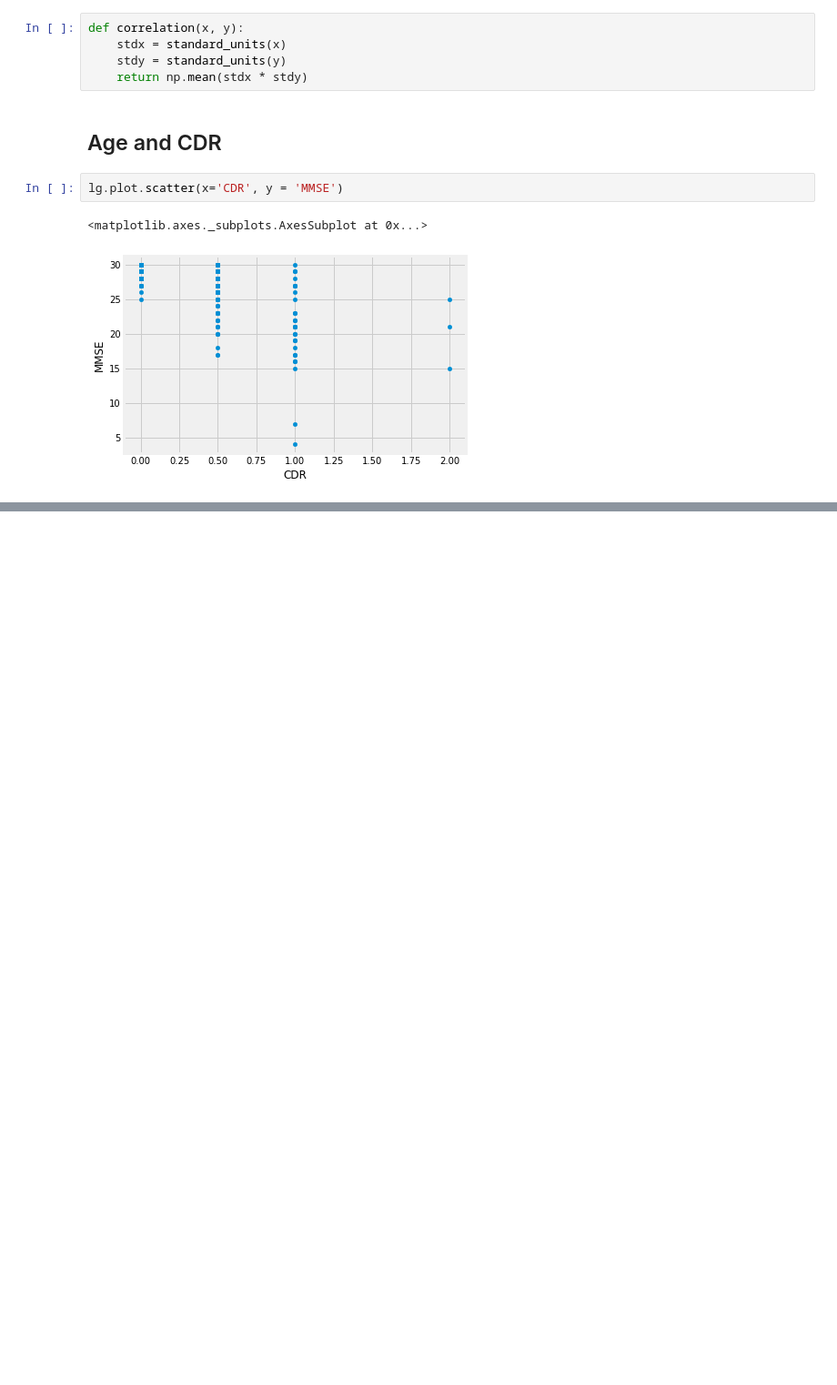
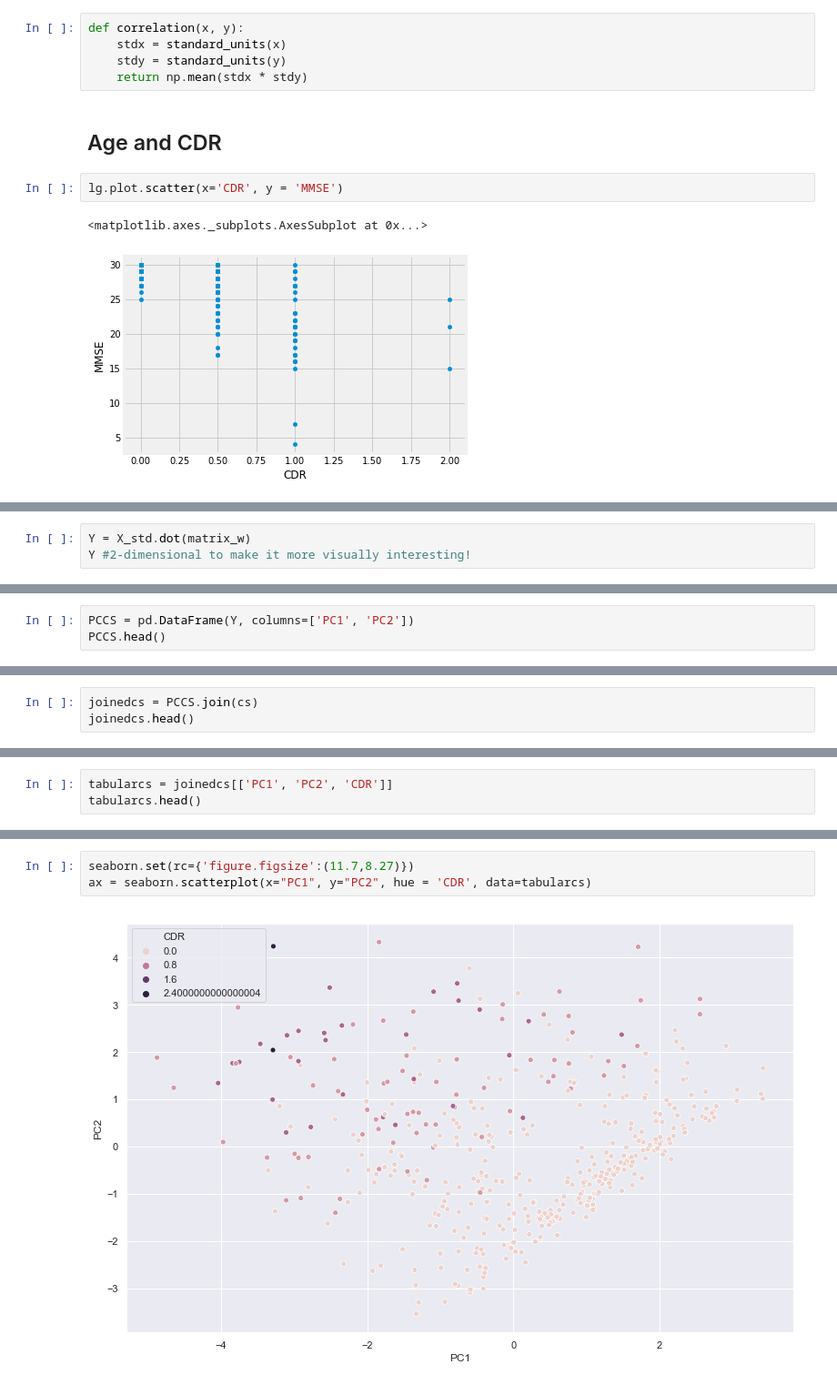
Before and after one commit to Kevin-Miao/MRIAlzheimers, a Jupyter notebook: [Phase 1] Cleaning Data and Looking for Trends.ipynb, the cells around one changed output, grey strips where cells are left out. Shown at 91% size. Drawn from its saved outputs; the diff is of its cells as text; blank space fills up the shorter version.

```diff
--- a/[Phase 1] Cleaning Data and Looking for Trends.ipynb
+++ b/[Phase 1] Cleaning Data and Looking for Trends.ipynb
@@ -164,0 +410,3 @@ lg.plot.scatter(x='CDR', y = 'MMSE')
+# %%
+Y = X_std.dot(matrix_w)
+Y #2-dimensional to make it more visually interesting!
@@ -164,0 +431,3 @@ lg.plot.scatter(x='CDR', y = 'MMSE')
+# %%
+PCCS = pd.DataFrame(Y, columns=['PC1', 'PC2'])
+PCCS.head()
@@ -164,0 +441,3 @@ lg.plot.scatter(x='CDR', y = 'MMSE')
+# %%
+joinedcs = PCCS.join(cs)
+joinedcs.head()
@@ -164,0 +451,3 @@ lg.plot.scatter(x='CDR', y = 'MMSE')
+# %%
+tabularcs = joinedcs[['PC1', 'PC2', 'CDR']]
+tabularcs.head()
@@ -164,0 +461,5 @@ lg.plot.scatter(x='CDR', y = 'MMSE')
+# %%
+seaborn.set(rc={'figure.figsize':(11.7,8.27)})
+ax = seaborn.scatterplot(x="PC1", y="PC2", hue = 'CDR', data=tabularcs)
+# %% [output]
+[figure, added]
```
Also changed, not shown: parts of 35 cells of this notebook, 2 other files.
